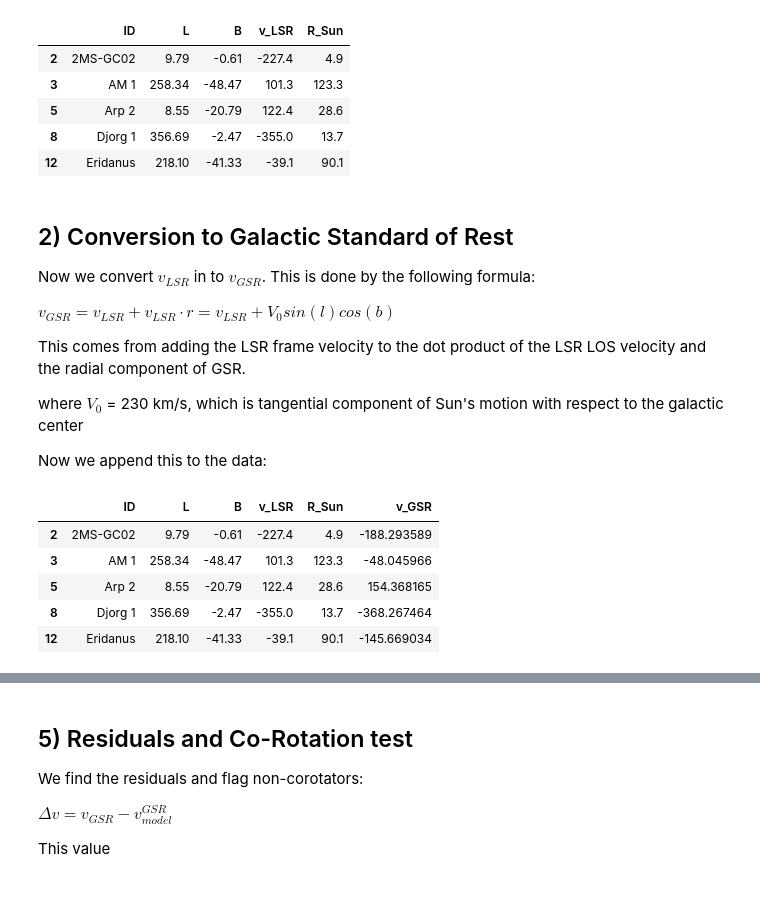
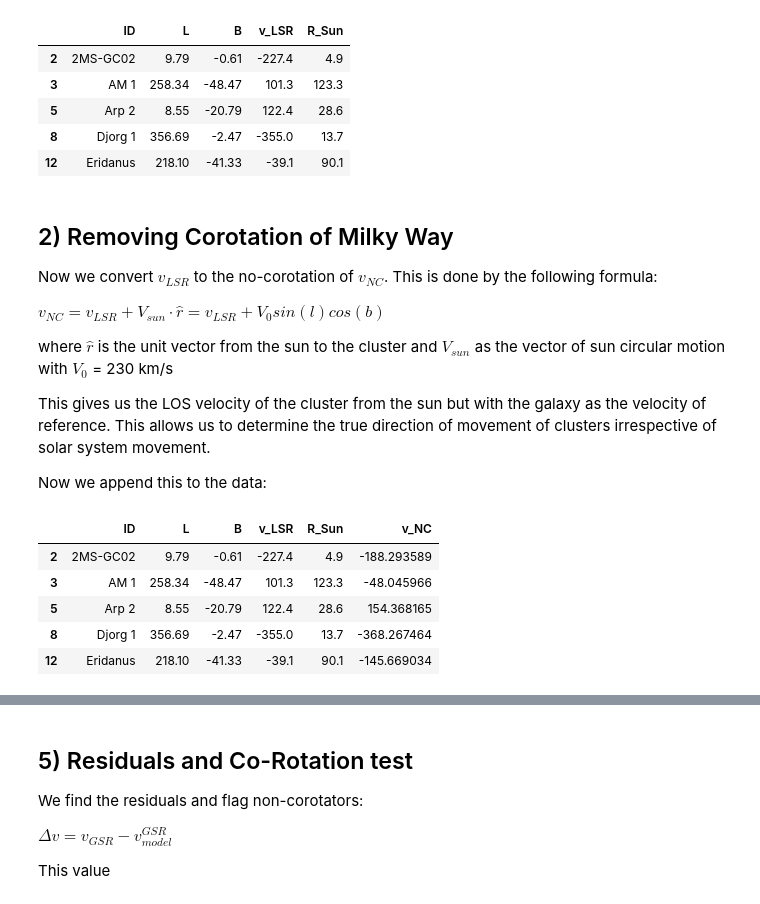
Before and after one commit to Frankyang2002/PHYS3116-Area-51-Interns, a Jupyter notebook: src/rotation_investigation.ipynb, the cells around one changed output, grey strips where cells are left out. Saved outputs shown, nothing was run; the diff lists cells and outputs as text; code cells hidden in the pictures.

```diff
--- a/src/rotation_investigation.ipynb
+++ b/src/rotation_investigation.ipynb
@@ -64,28 +65,27 @@ rotation_data.head()
 | 8 | Djorg 1 | 356.69 | -2.47 | -355.0 | 13.7 |
 | 12 | Eridanus | 218.10 | -41.33 | -39.1 | 90.1 |
 # %% [markdown]
-## 2) Conversion to Galactic Standard of Rest
+## 2) Removing Corotation of Milky Way
+Now we convert $v_{LSR}$ to the no-corotation of $v_{NC}$. This is done by the following formula:
 
-Now we convert $v_{LSR}$ in to $v_{GSR}$. This is done by the following formula:
+$v_{NC} = v_{LSR} + V_{sun}\cdot \hat r = v_{LSR} + V_{0}sin(l)cos(b)$
 
-$v_{GSR} = v_{LSR} + v_{LSR}\cdot r = v_{LSR} + V_{0}sin(l)cos(b)$
+where $\hat r$ is the unit vector from the sun to the cluster and $V_{sun}$ as the vector of sun circular motion with $V_{0}$ = 230 km/s
 
-This comes from adding the LSR frame velocity to the dot product of the LSR LOS velocity and the radial component of GSR.
-
-where $V_{0}$ = 230 km/s, which is tangential component of Sun's motion with respect to the galactic center
+This gives us the LOS velocity of the cluster from the sun but with the galaxy as the velocity of reference. This allows us to determine the true direction of movement of clusters irrespective of solar system movement.
 
 Now we append this to the data:
 # %%
 V_0 = 230
 l = np.radians(rotation_data['L'])
 b = np.radians(rotation_data['B'])
-rotation_data['v_GSR'] = (
+rotation_data['v_NC'] = (
     rotation_data['v_LSR'] +
     V_0*np.sin(l)*np.cos(b)
 )
 rotation_data.head()
 # %% [output]
-|  | ID | L | B | v_LSR | R_Sun | v_GSR |
+|  | ID | L | B | v_LSR | R_Sun | v_NC |
 | 2 | 2MS-GC02 | 9.79 | -0.61 | -227.4 | 4.9 | -188.293589 |
 | 3 | AM 1 | 258.34 | -48.47 | 101.3 | 123.3 | -48.045966 |
 | 5 | Arp 2 | 8.55 | -20.79 | 122.4 | 28.6 | 154.368165 |
```
Also changed, not shown: parts of 12 cells of this notebook.
